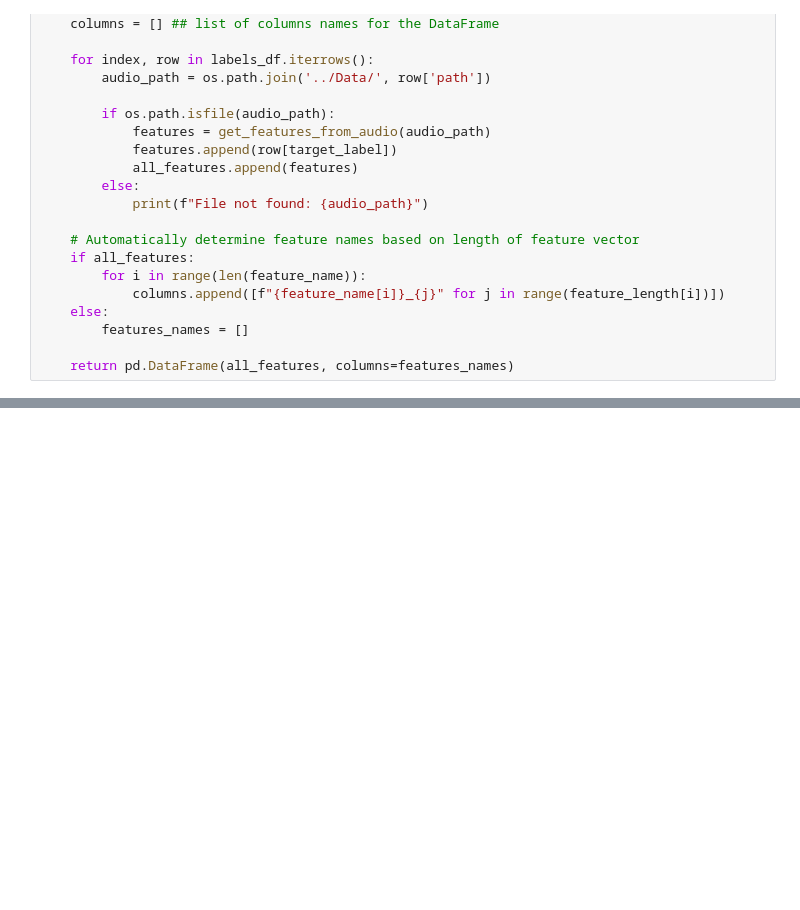
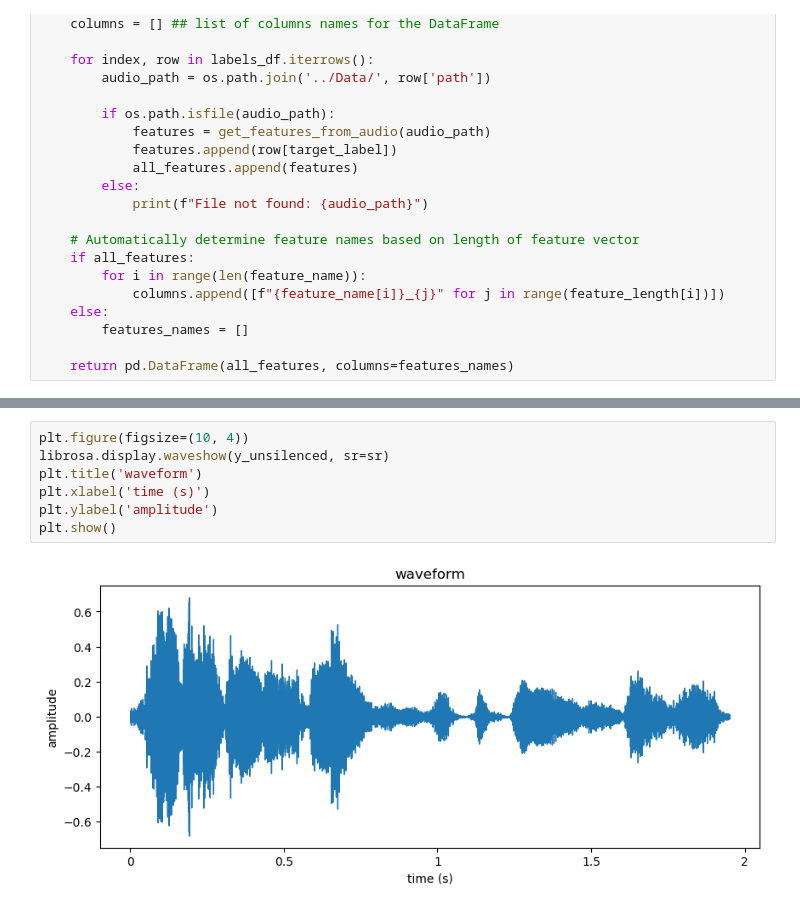
Before and after one commit to Karimgebril09/Speaker_gender_age_recognition, a Jupyter notebook: Notebooks/age.ipynb, the cells around one changed output, grey strips where cells are left out. Saved outputs shown, nothing was run; the diff lists cells and outputs as text; blank space fills up the shorter version.

```diff
--- a/Notebooks/age.ipynb
+++ b/Notebooks/age.ipynb
@@ -57,0 +84,9 @@ labels_df.head()
+# %%
+plt.figure(figsize=(10, 4))
+librosa.display.waveshow(y_unsilenced, sr=sr)
+plt.title('waveform')
+plt.xlabel('time (s)')
+plt.ylabel('amplitude')
+plt.show()
+# %% [output]
+[figure, added]
```
Also changed, not shown: parts of 7 cells of this notebook, 2 other files.
